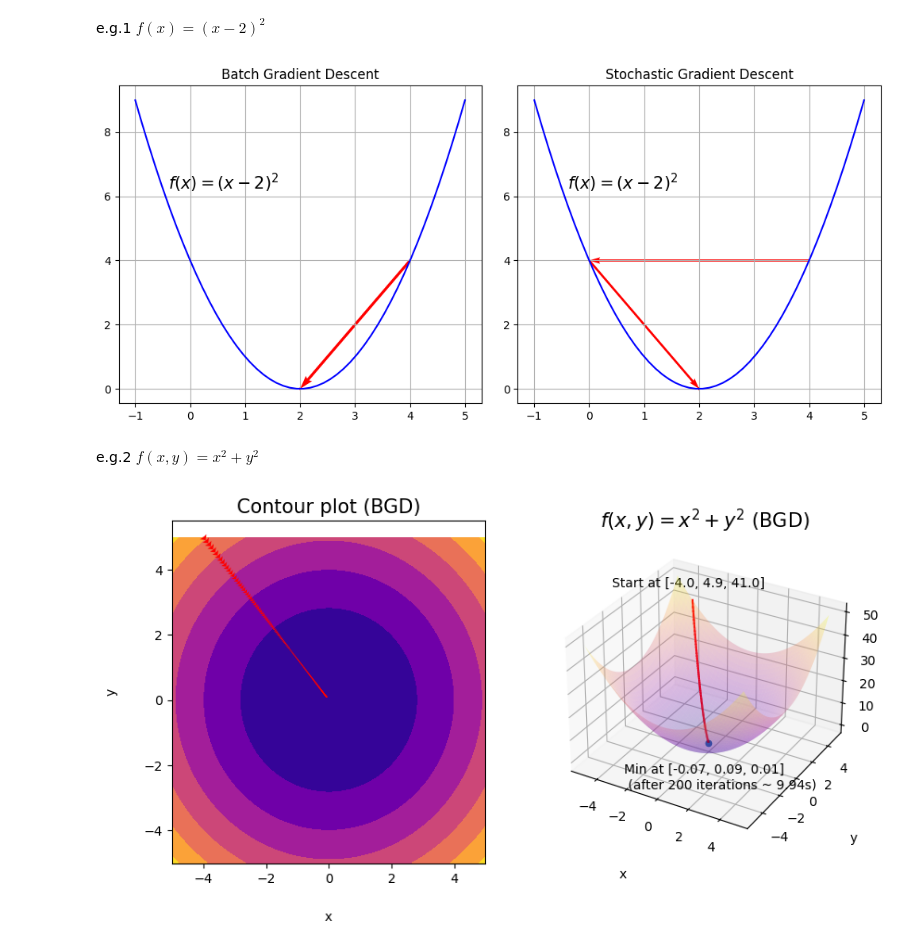
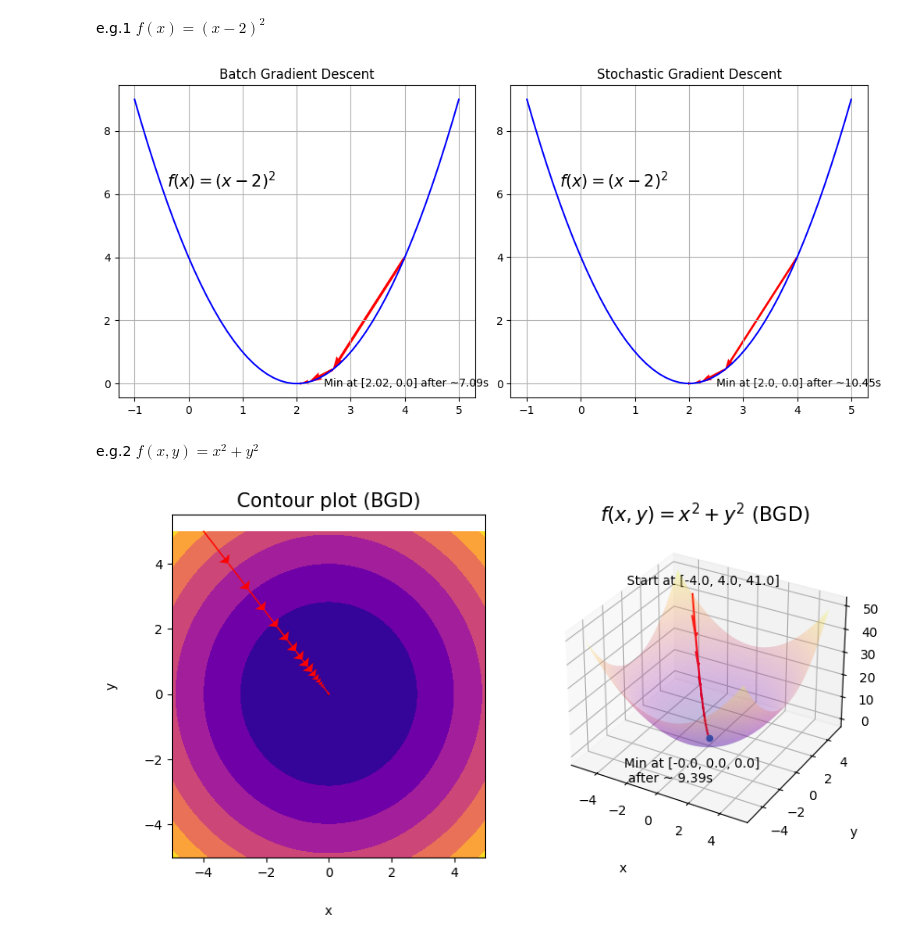
Before and after one commit to pquynhvu/ML, a Jupyter notebook: demo/gradient-descent.ipynb, the cells around one changed output. Drawn from its saved outputs; the diff is of its cells as text; code cells hidden in the pictures.

```diff
--- a/demo/gradient-descent.ipynb
+++ b/demo/gradient-descent.ipynb
@@ -18,7 +18,7 @@ e.g.1 $f(x) = (x-2)^2$
 # %%
 n = 50
 iter = 100
-eta = 1/2
+eta = 1/3
 theta_init = [4]
 
 # BGD
@@ -29,36 +29,45 @@ elapsed_time_gd = np.round(end_gd-start_gd, 2)
 
 # SGD
 start_sgd = time.time()
-theta_sgd, f_x_sgd = sgd(theta_init, n)
+theta_sgd, f_x_sgd = sgd(theta_init, n, eta)
 end_sgd = time.time()
 elapsed_time_sgd = np.round(end_sgd-start_sgd, 2)
 # %%
 plt.figure(figsize=(12,5))
 
 # Figure 1
 plt.subplot(1,2,1)
 x = np.linspace(-1, 5, num=50)
 plt.plot(x, (x-2)**2, c='b')
 plt.text(-0.4, 6.2, '$f(x) = (x-2)^2$', fontsize=15)
 
 plt.quiver(theta_gd[:-1], f_x_gd[:-1], theta_gd[1:]-theta_gd[:-1], f_x_gd[1:]-f_x_gd[:-1], scale_units='xy', angles='xy', color='r', scale=1)
 plt.grid()
 plt.title('Batch Gradient Descent')
 
+plt.text(2.5, -0.1, 'Min at [{}, {}] after ~{}s'.format(np.round(theta_gd[theta_gd.shape[0]-1],2),
+                                                       np.round(f_x_gd[theta_gd.shape[0]-1], 2),
+                                                       elapsed_time_gd))
+
 # Figure 2
 plt.subplot(1,2,2)
 x = np.linspace(-1, 5, num=50)
 plt.plot(x, (x-2)**2, c='b')
 plt.text(-0.4, 6.2, '$f(x) = (x-2)^2$', fontsize=15)
 
 plt.quiver(theta_sgd[:-1], f_x_sgd[:-1], theta_sgd[1:]-theta_sgd[:-1], f_x_sgd[1:]-f_x_sgd[:-1], scale_units='xy', angles='xy', color='r', scale=1)
 plt.grid()
 plt.title('Stochastic Gradient Descent')
 
+plt.text(2.5, -0.1, 'Min at [{}, {}] after ~{}s'.format(np.round(theta_sgd[theta_sgd.shape[0]-1],2),
+                                                       np.round(f_x_sgd[theta_sgd.shape[0]-1], 2),
+                                                       elapsed_time_sgd))
+
+
 plt.subplots_adjust(left=0.1, bottom=0.1, right=0.9, top=0.9, wspace=0.1, hspace=0.3)
 plt.show()
 # %% [output]
-[figure, old version]
+[figure, new version]
 # %% [markdown]
 e.g.2 $f(x,y) = x^2 + y^2$
 # %%
@@ -117,16 +126,15 @@ ax2.quiver(np.delete(theta_gd, theta_gd.shape[1]-1, axis=1)[0,:],
            color='r')
 
 ax2.scatter(theta_gd[0, theta_gd.shape[1]-1], theta_gd[1, theta_gd.shape[1]-1], f_xy_gd[theta_gd.shape[1]-1])
-ax2.text(-1.7, -6.5, 0.5, "Min at [{}, {}, {}] \n (after {} iterations ~ {}s)".format(np.round(theta_gd[0, theta_gd.shape[1]-1],2),
+ax2.text(-1.7, -6.5, 0.5, "Min at [{}, {}, {}] \n after ~ {}s".format(np.round(theta_gd[0, theta_gd.shape[1]-1],2),
                                                                                      np.round(theta_gd[1, theta_gd.shape[1]-1],2),
                                                                                      np.round(f_xy_gd[theta_gd.shape[1]-1],2),
-                                                                                     iter,
                                                                                      elapsed_time_gd), color='black')
-ax2.text(theta_init[0]-5, theta_init[1]-1, feval('x**2+y**2', theta_init[0], theta_init[1]), "Start at [{}, {}, {}]".format(theta_gd[0, 0], theta_gd[1, 1], f_xy_gd[0],2), color='black')
+ax2.text(theta_init[0]-4, theta_init[1]-1, feval('x**2+y**2', theta_init[0], theta_init[1]), "Start at [{}, {}, {}]".format(theta_gd[0, 0], theta_gd[1, 1], f_xy_gd[0],2), color='black')
 
 fig.show()
 # %% [output]
-[figure, old version]
+[figure, new version]
 # %%
 fig = plt.figure(figsize=plt.figaspect(0.5)) # Set up a figure twice as wide as it is tall
 
```
Also changed, not shown: parts of 7 cells of this notebook, 1 other file.
